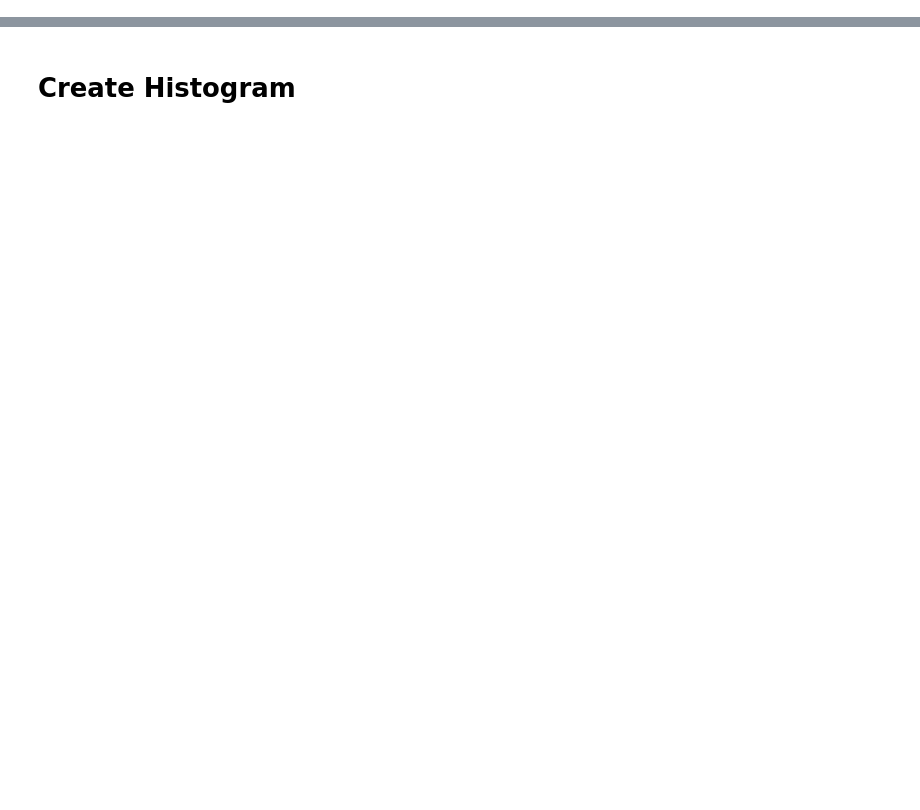
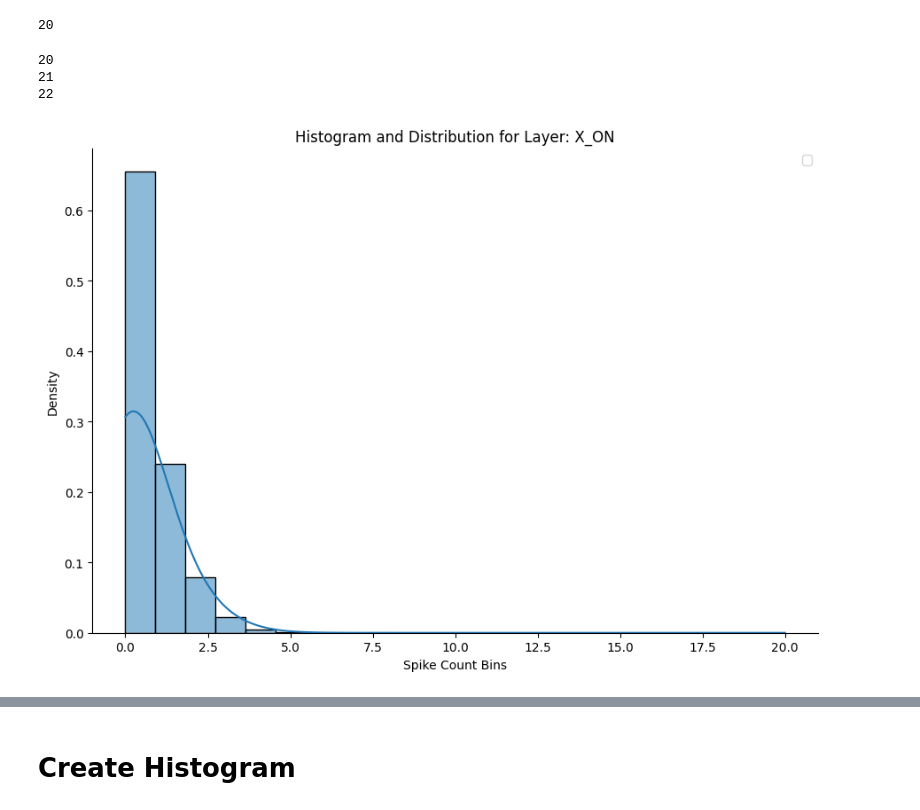
Before and after one commit to dbeinhauer/mcs-source, a Jupyter notebook: thesis_analysis/dataset_analysis.ipynb, the cells around one changed output, grey strips where cells are left out. Drawn from its saved outputs; the diff is of its cells as text; code cells hidden in the pictures; blank space fills up the shorter version.

```diff
--- a/thesis_analysis/dataset_analysis.ipynb
+++ b/thesis_analysis/dataset_analysis.ipynb
@@ -14,0 +28,17 @@ from evaluation_tools.results_plotter import ResultsPlotter
+# %%
+def histogram_firing_rates(time_step_size: int, histogram_fn_kwargs={}, data_workers_kwargs={}):
+
+    original_time_step = nn_model.globals.TIME_STEP
+    nn_model.globals.reinitialize_time_step(time_step_size)
+    print(nn_model.globals.TIME_STEP)
+
+    TRAIN_DIR = nn_model.globals.DEFAULT_PATHS[PathDefaultFields.TRAIN_DIR.value]
+    TEST_DIR = nn_model.globals.DEFAULT_PATHS[PathDefaultFields.TEST_DIR.value]
+
+    response_analyzer = ResponseAnalyzer(TRAIN_DIR, TEST_DIR, data_workers_kwargs=data_workers_kwargs)
+    counts, bins = response_analyzer.create_spikes_histogram_values(**histogram_fn_kwargs)
+
+    nn_model.globals.reinitialize_time_step(original_time_step)
+    print(nn_model.globals.TIME_STEP)
+
+    return counts, bins
@@ -14,0 +81,58 @@ from evaluation_tools.results_plotter import ResultsPlotter
+# %%
+import seaborn as sns
+import matplotlib.pyplot as plt
+import numpy as np
+
+# Assuming `histogram_counts` and `bin_edges` are returned from `create_spikes_histogram_values`
+histogram_fn_kwargs = {
+    "layer": "X_ON",
+    "subset": -1,
+    "process_test": False,
+    "include_input": True,
+    "include_output": True,
+    "num_bins": 21,
+}
+
+histogram_counts, bin_edges = histogram_firing_rates(20, histogram_fn_kwargs=histogram_fn_kwargs, data_workers_kwargs=data_workers_kwargs)
+
+# Select the layer to plot
+layer_to_plot = "X_ON"
+counts = histogram_counts[layer_to_plot]  # Already normalized distribution
+bin_centers = (bin_edges[:-1] + bin_edges[1:]) / 2  # Calculate bin centers
+
+
+print(len(counts))
+print(len(bin_edges))
+# Plot the histogram using sns.displot
+sns.displot(
+    # x=bin_centers,
+    x=bin_edges[:-1],
+    weights=counts,
+    kind="hist",
+    bins=len(bin_edges),
+    kde=True,
+    # color="blue",
+    height=6,
+    aspect=1.5,
+)
+
+# # Overlay the distribution as a line plot
+# sns.lineplot(
+#     x=bin_centers,
+#     y=counts,
+#     color="red",
+#     label="Normalized Distribution",
+# )
+
+# Add labels and title
+plt.xlabel("Spike Count Bins")
+plt.ylabel("Density")
+plt.title(f"Histogram and Distribution for Layer: {layer_to_plot}")
+plt.legend()
+plt.show()
+# %% [output]
+20
+20
+21
+22
+[figure, added]
```
Also changed, not shown: parts of 21 cells of this notebook, 2 other files.
